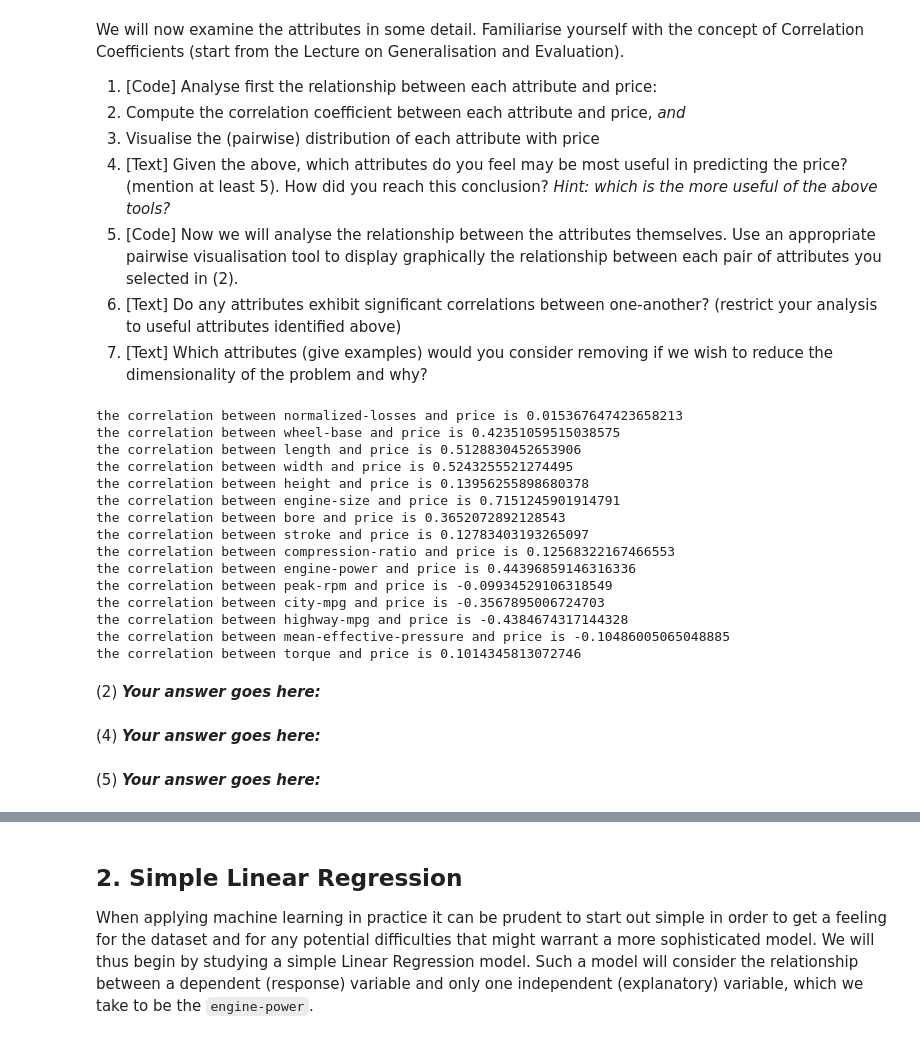
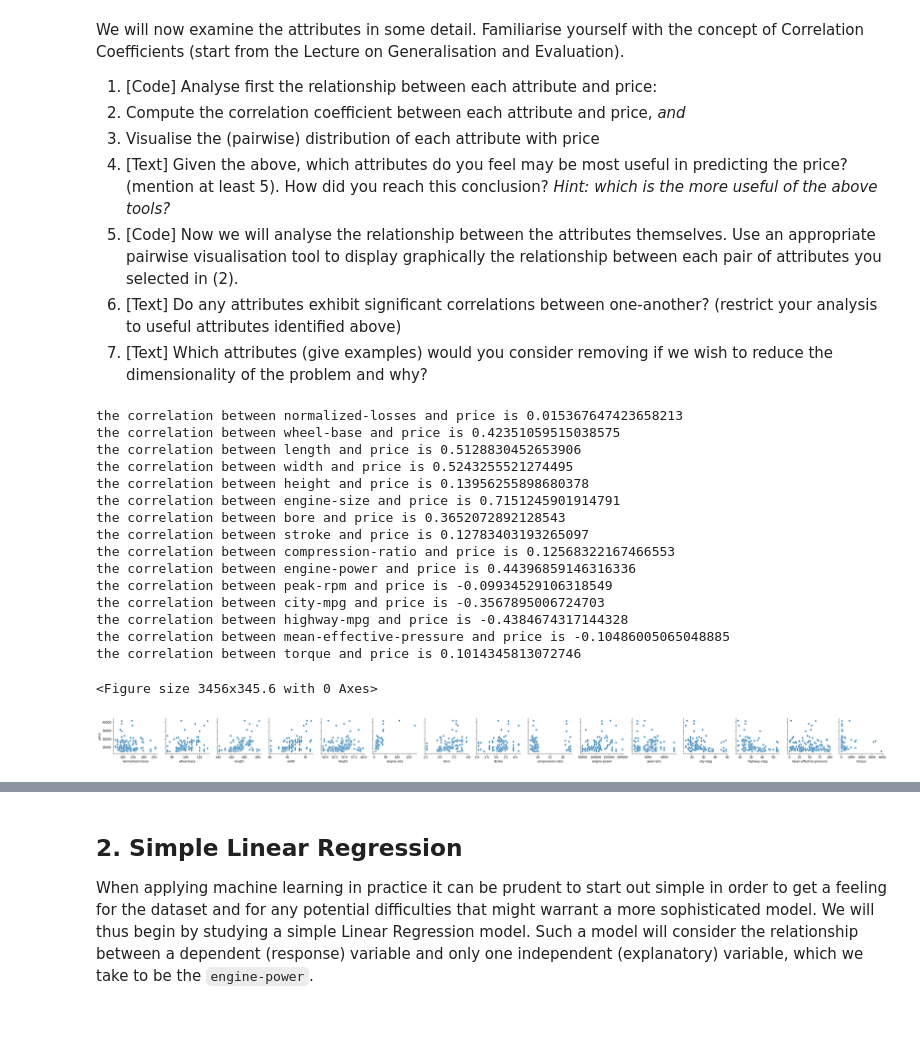
Before and after one commit to LewisLauYang/IAML2018, a Jupyter notebook: Assignments/02_LinearRegression.ipynb, the cells around one changed output, grey strips where cells are left out. Drawn from its saved outputs; the diff is of its cells as text; code cells hidden in the pictures.

```diff
--- a/Assignments/02_LinearRegression.ipynb
+++ b/Assignments/02_LinearRegression.ipynb
@@ -189,26 +197,35 @@ We will now examine the attributes in some detail. Familiarise yourself with the
 # %%
 # (1) # Your Code goes here:
 for column in auto_numeric.columns:
     if column == 'price':
         break
     correlation = auto_numeric.loc[:,column].corr(auto_numeric.loc[:,'price'])
 
     print('the correlation between {} and price is {}'.format(column,correlation))
+
+plt.figure(figsize=(15 * 3.2, 4.8))
+
+x_vars_dataFrame = auto_numeric.drop('price',axis=1)
+
+
+sns.pairplot(auto_numeric, x_vars=x_vars_dataFrame.columns.values, y_vars='price')
+
+plt.show()
 # %% [output]
 the correlation between normalized-losses and price is 0.015367647423658213
 the correlation between wheel-base and price is 0.42351059515038575
 the correlation between length and price is 0.5128830452653906
 the correlation between width and price is 0.5243255521274495
 the correlation between height and price is 0.13956255898680378
 the correlation between engine-size and price is 0.7151245901914791
 the correlation between bore and price is 0.3652072892128543
 the correlation between stroke and price is 0.12783403193265097
 the correlation between compression-ratio and price is 0.12568322167466553
 the correlation between engine-power and price is 0.44396859146316336
 the correlation between peak-rpm and price is -0.09934529106318549
 the correlation between city-mpg and price is -0.3567895006724703
 the correlation between highway-mpg and price is -0.4384674317144328
 the correlation between mean-effective-pressure and price is -0.10486005065048885
 the correlation between torque and price is 0.1014345813072746
+<Figure size 3456x345.6 with 0 Axes>
+[figure, added]
-# %% [markdown]
-(2) ***Your answer goes here:***
@@ -217,4 +231,0 @@ the correlation between torque and price is 0.1014345813072746
-# %% [markdown]
-(4) ***Your answer goes here:***
-# %% [markdown]
-(5) ***Your answer goes here:***
```
Also changed, not shown: parts of 67 cells of this notebook, 2 other files.
